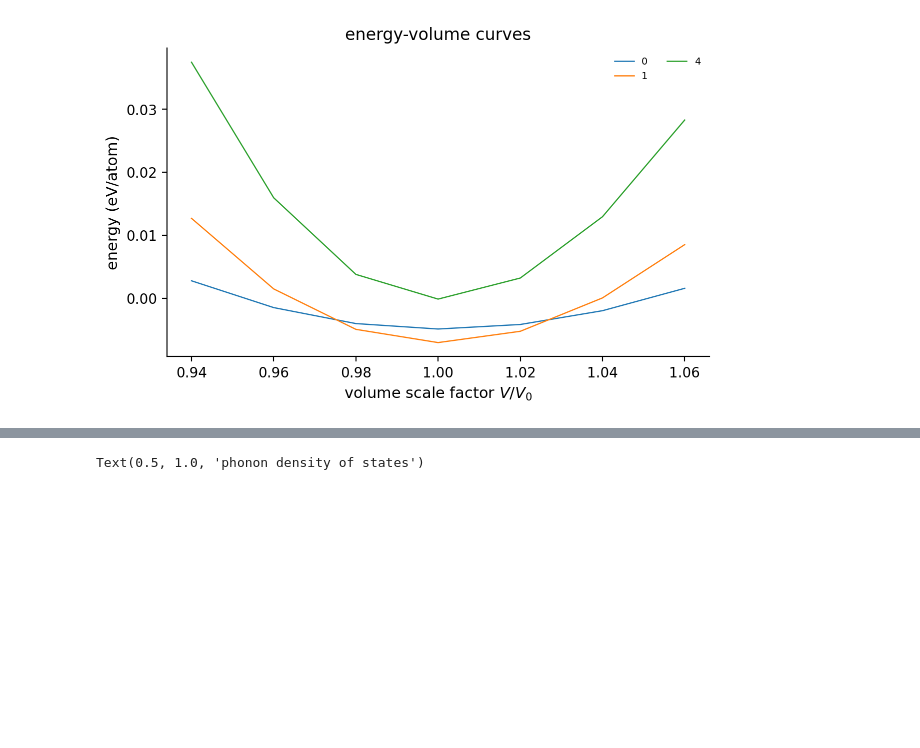
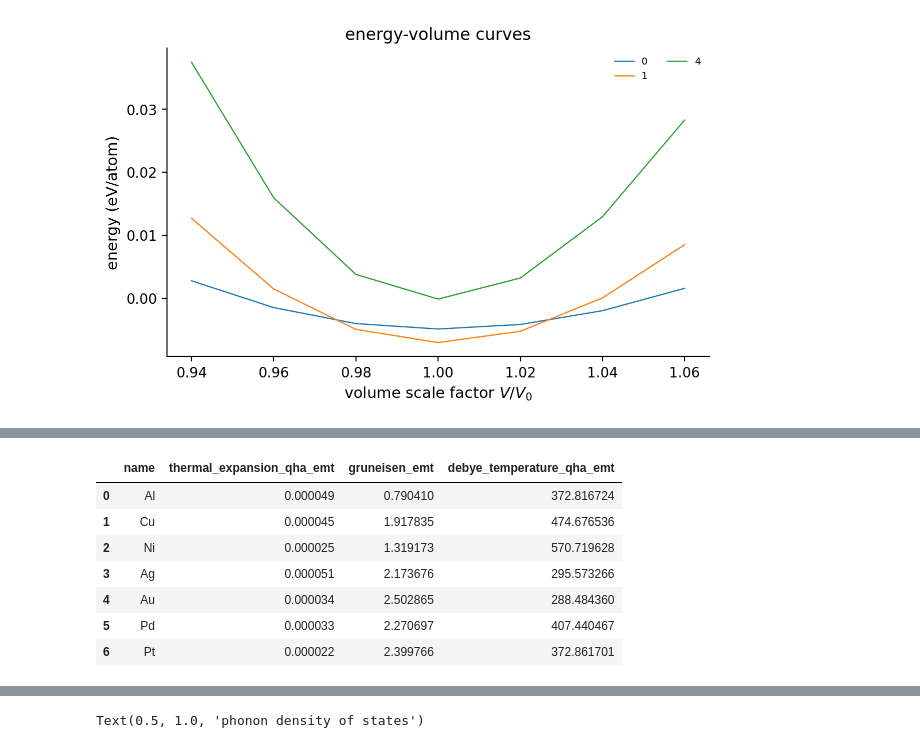
Before and after one commit to omicverse/matverse, a Jupyter notebook: matverse_guide/docs/tutorials/getting_started.ipynb, the cells around one changed output, grey strips where cells are left out. Saved outputs shown, nothing was run; the diff lists cells and outputs as text; code cells hidden in the pictures; blank space fills up the shorter version.

```diff
--- a/matverse_guide/docs/tutorials/getting_started.ipynb
+++ b/matverse_guide/docs/tutorials/getting_started.ipynb
@@ -426,0 +435,15 @@ Text(0.5, 1.0, 'energy-volume curves')
+# %%
+mv.prop.quasiharmonic(metals, level="emt", source="relaxed_emt",
+                      t_max=900, poisson=0.34)
+
+metals.obs[["name", "thermal_expansion_qha_emt", "gruneisen_emt",
+            "debye_temperature_qha_emt"]].round(6)
+# %% [output]
+|  | name | thermal_expansion_qha_emt | gruneisen_emt | debye_temperature_qha_emt |
+| 0 | Al | 0.000049 | 0.790410 | 372.816724 |
+| 1 | Cu | 0.000045 | 1.917835 | 474.676536 |
+| 2 | Ni | 0.000025 | 1.319173 | 570.719628 |
+| 3 | Ag | 0.000051 | 2.173676 | 295.573266 |
+| 4 | Au | 0.000034 | 2.502865 | 288.484360 |
+| 5 | Pd | 0.000033 | 2.270697 | 407.440467 |
+| 6 | Pt | 0.000022 | 2.399766 | 372.861701 |
```
Also changed, not shown: parts of 5 cells of this notebook, 12 other files.
